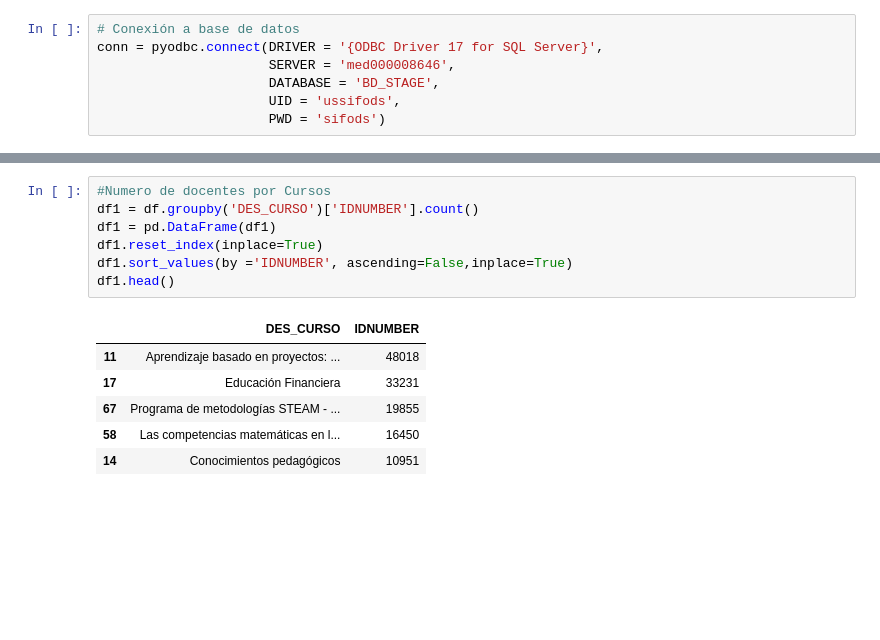
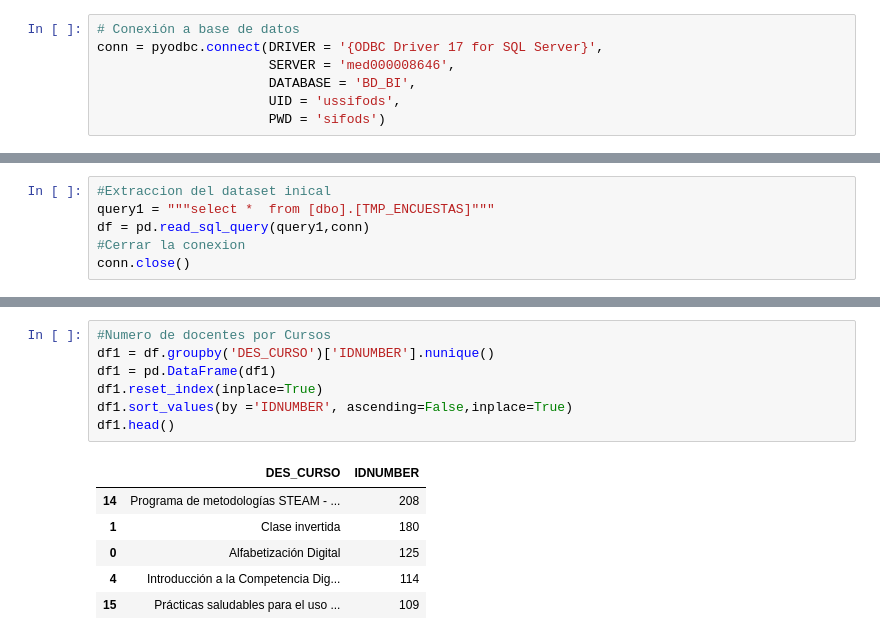
Before and after one commit to juorme/difods, a Jupyter notebook: py004_recomendacion/recomendacion_cursos.ipynb, the cells around one changed output, grey strips where cells are left out. Drawn from its saved outputs; the diff is of its cells as text; blank space fills up the shorter version.

```diff
--- a/py004_recomendacion/recomendacion_cursos.ipynb
+++ b/py004_recomendacion/recomendacion_cursos.ipynb
@@ -8,6 +18,6 @@ import pyodbc
 # Conexión a base de datos
 conn = pyodbc.connect(DRIVER = '{ODBC Driver 17 for SQL Server}',
                       SERVER = 'med000008646',
-                      DATABASE = 'BD_STAGE',
+                      DATABASE = 'BD_BI',
                       UID = 'ussifods',
                       PWD = 'sifods')
@@ -17,3 +24,9 @@ df = pd.read_sql_query(query1,conn)
+# %%
+#Extraccion del dataset inical
+query1 = """select *  from [dbo].[TMP_ENCUESTAS]"""
+df = pd.read_sql_query(query1,conn)
+#Cerrar la conexion
+conn.close()
 # %%
 df.head()
 # %% [output]
@@ -26,14 +50,14 @@ df.head()
 # %%
 #Numero de docentes por Cursos
-df1 = df.groupby('DES_CURSO')['IDNUMBER'].count()
+df1 = df.groupby('DES_CURSO')['IDNUMBER'].nunique()
 df1 = pd.DataFrame(df1)
 df1.reset_index(inplace=True)
 df1.sort_values(by ='IDNUMBER', ascending=False,inplace=True)
 df1.head()
 # %% [output]
 |  | DES_CURSO | IDNUMBER |
-| 11 | Aprendizaje basado en proyectos: ... | 48018 |
-| 17 | Educación Financiera | 33231 |
-| 67 | Programa de metodologías STEAM - ... | 19855 |
-| 58 | Las competencias matemáticas en l... | 16450 |
-| 14 | Conocimientos pedagógicos | 10951 |
+| 14 | Programa de metodologías STEAM - ... | 208 |
+| 1 | Clase invertida | 180 |
+| 0 | Alfabetización Digital | 125 |
+| 4 | Introducción a la Competencia Dig... | 114 |
+| 15 | Prácticas saludables para el uso ... | 109 |
```
Also changed, not shown: parts of 34 cells of this notebook.
